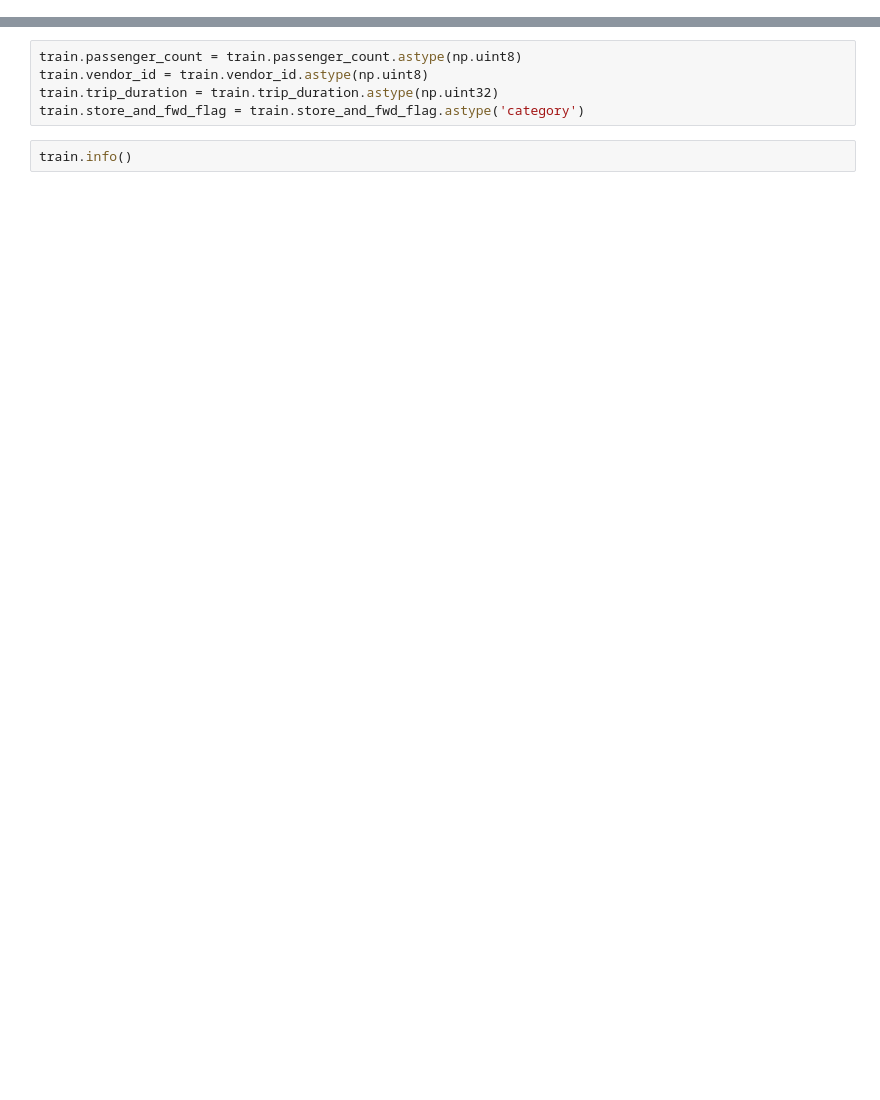
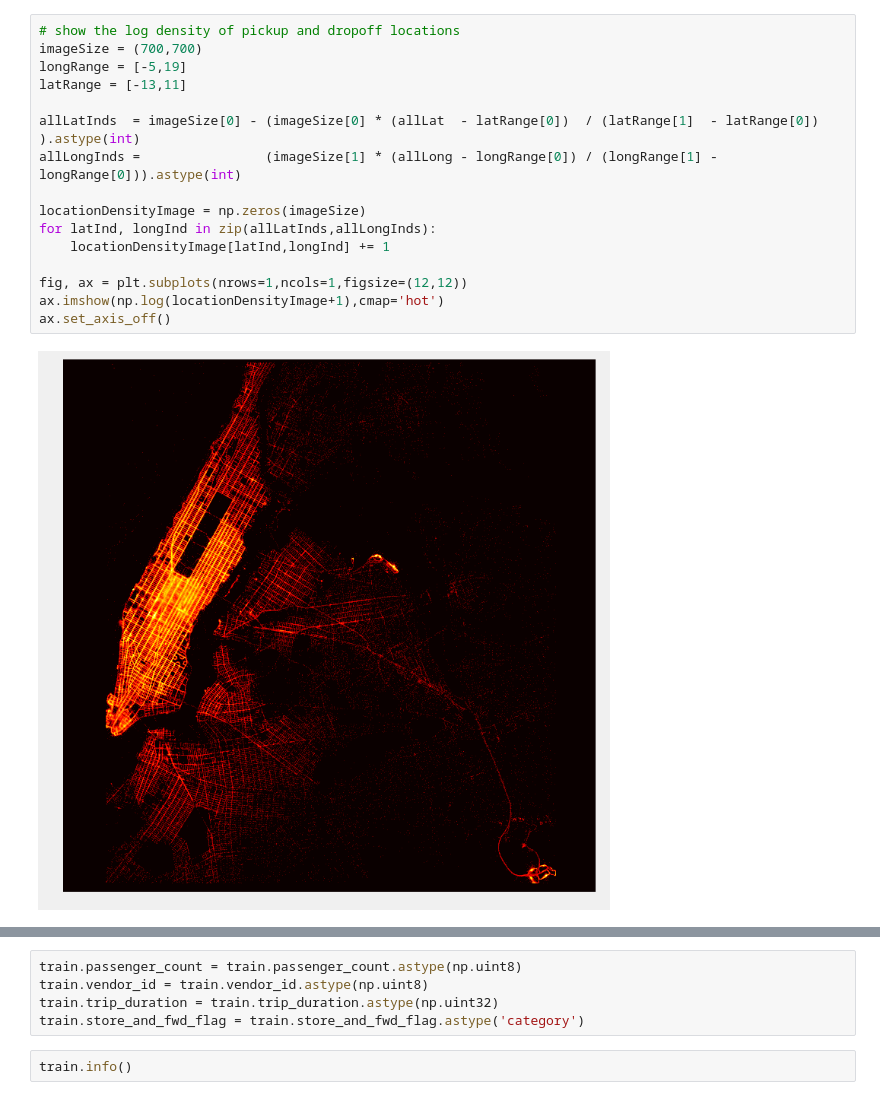
Before and after one commit to amankumar94/DataScienceRepo, a Jupyter notebook: NewYork_Taxi.ipynb, the cells around one changed output, grey strips where cells are left out. Cells and saved outputs as stored; diff of their text form; blank space fills up the shorter version.

```diff
--- a/NewYork_Taxi.ipynb
+++ b/NewYork_Taxi.ipynb
@@ -5,0 +95,18 @@ train = pd.read_csv('C://Users//amank//OneDrive//Documents//NewYork_Taxi//train.
+# %%
+# show the log density of pickup and dropoff locations
+imageSize = (700,700)
+longRange = [-5,19]
+latRange = [-13,11]
+
+allLatInds  = imageSize[0] - (imageSize[0] * (allLat  - latRange[0])  / (latRange[1]  - latRange[0]) ).astype(int)
+allLongInds =                (imageSize[1] * (allLong - longRange[0]) / (longRange[1] - longRange[0])).astype(int)
+
+locationDensityImage = np.zeros(imageSize)
+for latInd, longInd in zip(allLatInds,allLongInds):
+    locationDensityImage[latInd,longInd] += 1
+
+fig, ax = plt.subplots(nrows=1,ncols=1,figsize=(12,12))
+ax.imshow(np.log(locationDensityImage+1),cmap='hot')
+ax.set_axis_off()
+# %% [output]
+[figure, added]
```
Also changed, not shown: parts of 67 cells of this notebook, 11 other files.
